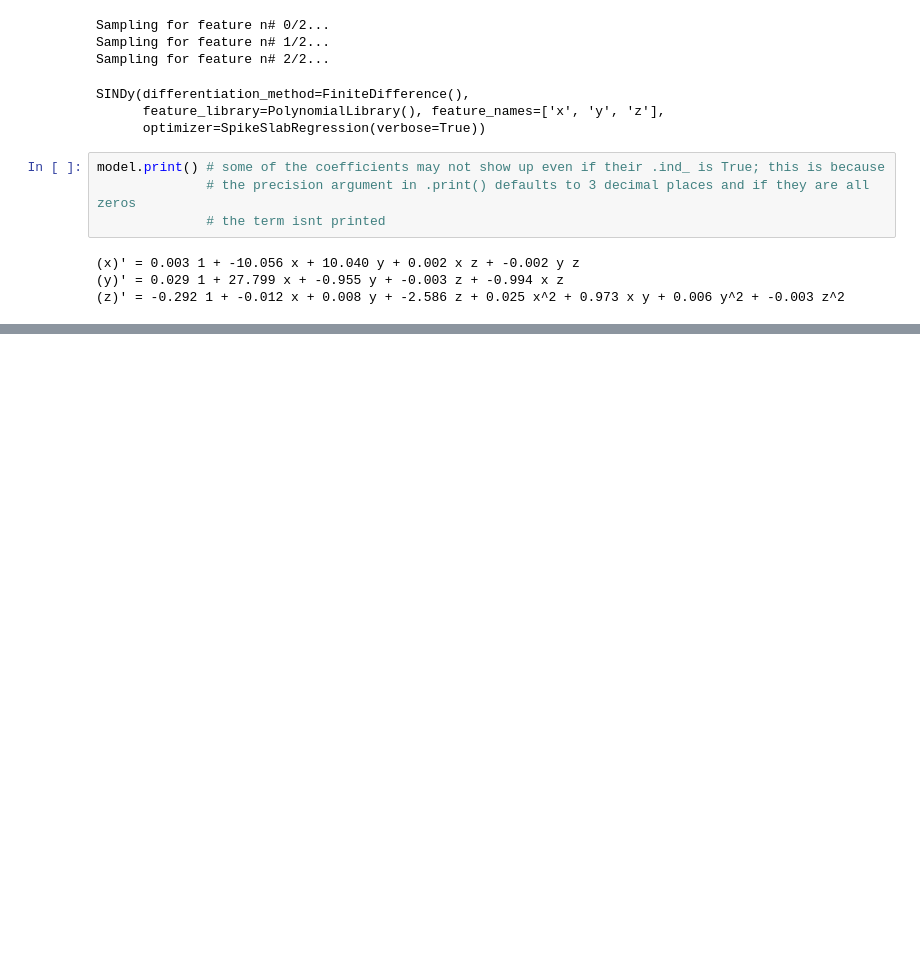
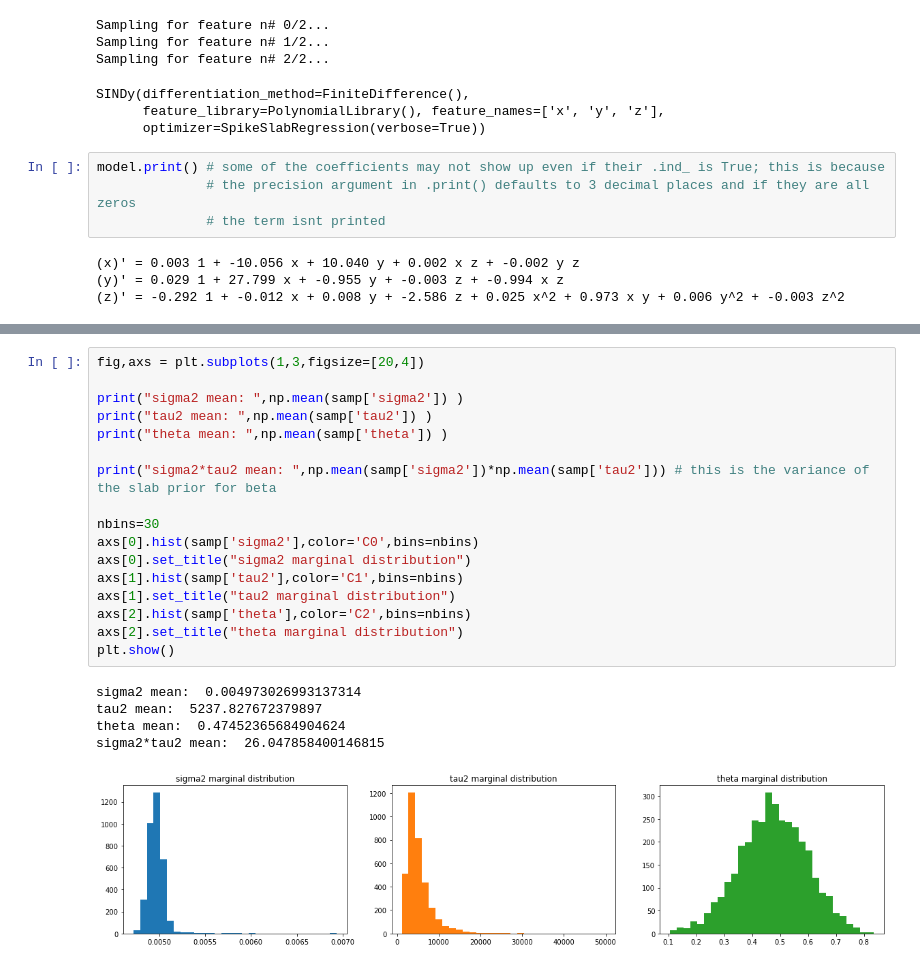
Before and after one commit to emersonvero/LoCP2, a Jupyter notebook: project/module.ipynb, the cells around one changed output, grey strips where cells are left out. Cells and saved outputs as stored; diff of their text form; blank space fills up the shorter version.

```diff
--- a/project/module.ipynb
+++ b/project/module.ipynb
@@ -531,0 +532,23 @@ print(model.optimizer.ind_)
+# %%
+fig,axs = plt.subplots(1,3,figsize=[20,4])
+
+print("sigma2 mean: ",np.mean(samp['sigma2']) )
+print("tau2 mean: ",np.mean(samp['tau2']) )
+print("theta mean: ",np.mean(samp['theta']) )
+
+print("sigma2*tau2 mean: ",np.mean(samp['sigma2'])*np.mean(samp['tau2'])) # this is the variance of the slab prior for beta
+
+nbins=30
+axs[0].hist(samp['sigma2'],color='C0',bins=nbins)
+axs[0].set_title("sigma2 marginal distribution")
+axs[1].hist(samp['tau2'],color='C1',bins=nbins)
+axs[1].set_title("tau2 marginal distribution")
+axs[2].hist(samp['theta'],color='C2',bins=nbins)
+axs[2].set_title("theta marginal distribution")
+plt.show()
+# %% [output]
+sigma2 mean:  0.004973026993137314
+tau2 mean:  5237.827672379897
+theta mean:  0.47452365684904624
+sigma2*tau2 mean:  26.047858400146815
+[figure, added]
```
Also changed, not shown: parts of 2 cells of this notebook, 6 other files.
